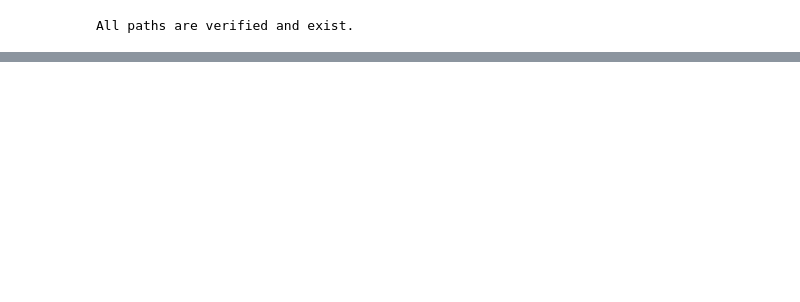
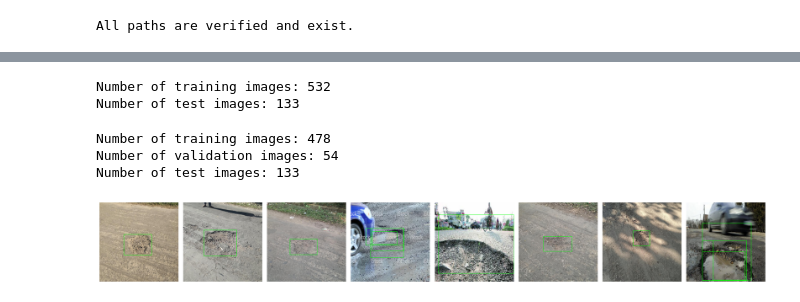
Before and after one commit to DevJav/02516_poster_3, a Jupyter notebook: data_loader.ipynb, the cells around one changed output, grey strips where cells are left out. Saved outputs shown, nothing was run; the diff lists cells and outputs as text; code cells hidden in the pictures; blank space fills up the shorter version.

Commit message:
splits based on splits.json

```diff
--- a/data_loader.ipynb
+++ b/data_loader.ipynb
@@ -10,11 +10,13 @@ import xml.etree.ElementTree as ET
 main_dir = '/zhome/97/a/203937/02516_poster_3/'
 img_dir = main_dir + 'Potholes/annotated-images/'
 proposal_file_path = main_dir + 'labeled_proposals_edge_boxes.json'
+split_file_path = main_dir + 'Potholes/splits.json'
 
 # Make sure the above paths are correct
 assert os.path.exists(main_dir), f"Main directory does not exist: {main_dir}"
 assert os.path.exists(img_dir), f"Image directory does not exist: {img_dir}"
 assert os.path.exists(proposal_file_path), f"Proposal file does not exist: {proposal_file_path}"
+assert os.path.exists(split_file_path), f"Split file does not exist: {split_file_path}"
 print("All paths are verified and exist.")
 # %% [output]
 All paths are verified and exist.
@@ -250,10 +159,75 @@ test_dataset = Subset(dataset, test_indices)
+# %%
+# open file splits.json which contains the train and test split
+
+
+with open(split_file_path, 'r') as f:
+    splits = json.load(f)
+
+# Get the train and test splits
+train_files = splits['train']
+test_files = splits['test']
+
+# Change .xml to .jpg
+train_files = [f.replace('.xml', '.jpg') for f in train_files]
+test_files = [f.replace('.xml', '.jpg') for f in test_files]
+
+print(f"Number of training images: {len(train_files)}")
+print(f"Number of test images: {len(test_files)}")
+# %% [output]
+Number of training images: 532
+Number of test images: 133
+# %%
+from sklearn.model_selection import train_test_split
+
+# Define the split ratios
+train_ratio = 0.8 # 80% training data
+val_ratio = 0.1 # 10% validation data
+
+# Split the training data into training and validation sets
+train_files, val_files = train_test_split(train_files, test_size=val_ratio, random_state=42)
+
+print(f"Number of training images: {len(train_files)}")
+print(f"Number of validation images: {len(val_files)}")
+print(f"Number of test images: {len(test_files)}")
+
+# Define the datasets using the split files
+train_dataset = PotholeDatasetFromProposals(
+    image_file_list=train_files,
+    img_dir=img_dir,
+    proposals=proposals,
+    transform=transform
+)
+
+val_dataset = PotholeDatasetFromProposals(
+    image_file_list=val_files,
+    img_dir=img_dir,
+    proposals=proposals,
+    transform=transform
+)
+
+test_dataset = PotholeDatasetFromProposals(
+    image_file_list=test_files,
+    img_dir=img_dir,
+    proposals=proposals,
+    transform=transform
+)
+# %% [output]
+Number of training images: 478
+Number of validation images: 54
+Number of test images: 133
 # %%
 from torch.utils.data import DataLoader
 
 # Define batch size
 batch_size = 8
 
 # Create DataLoaders for each subset
 train_loader = DataLoader(train_dataset, batch_size=batch_size, shuffle=True, num_workers=4, collate_fn=lambda x: tuple(zip(*x)))
 val_loader = DataLoader(val_dataset, batch_size=batch_size, shuffle=False, num_workers=4, collate_fn=lambda x: tuple(zip(*x)))
 test_loader = DataLoader(test_dataset, batch_size=batch_size, shuffle=False, num_workers=4, collate_fn=lambda x: tuple(zip(*x)))
+
+# Display the first batch of images
+images, targets = next(iter(train_loader))
+plot_images(images, targets)
+# %% [output]
+[figure, added]
```
Also changed, not shown: parts of 4 cells of this notebook.
